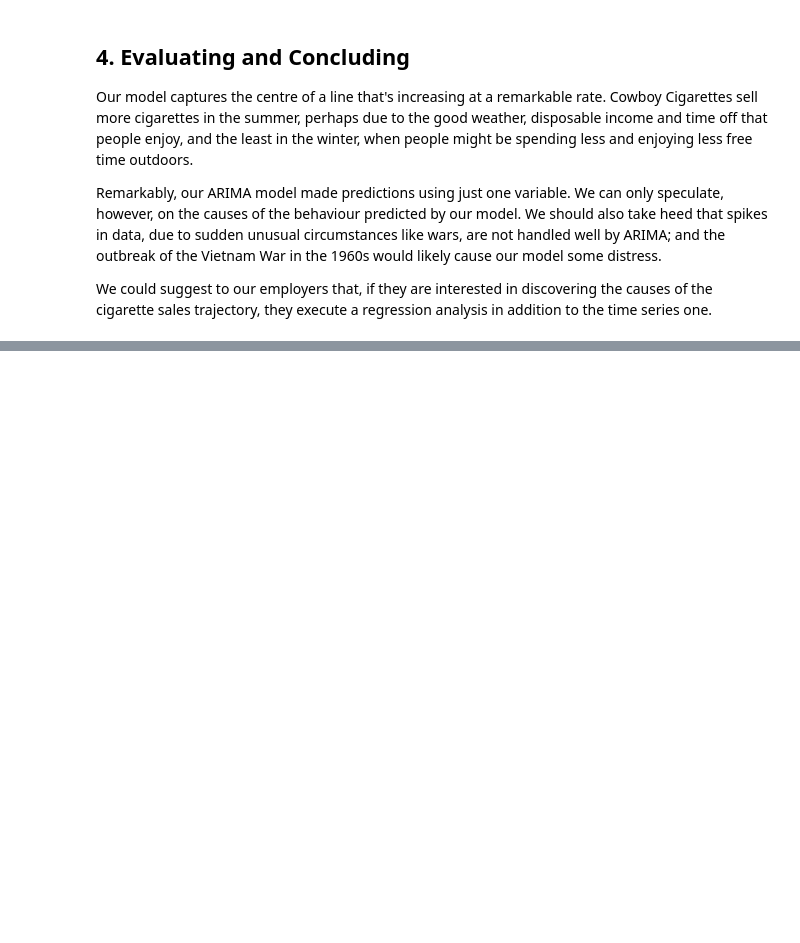
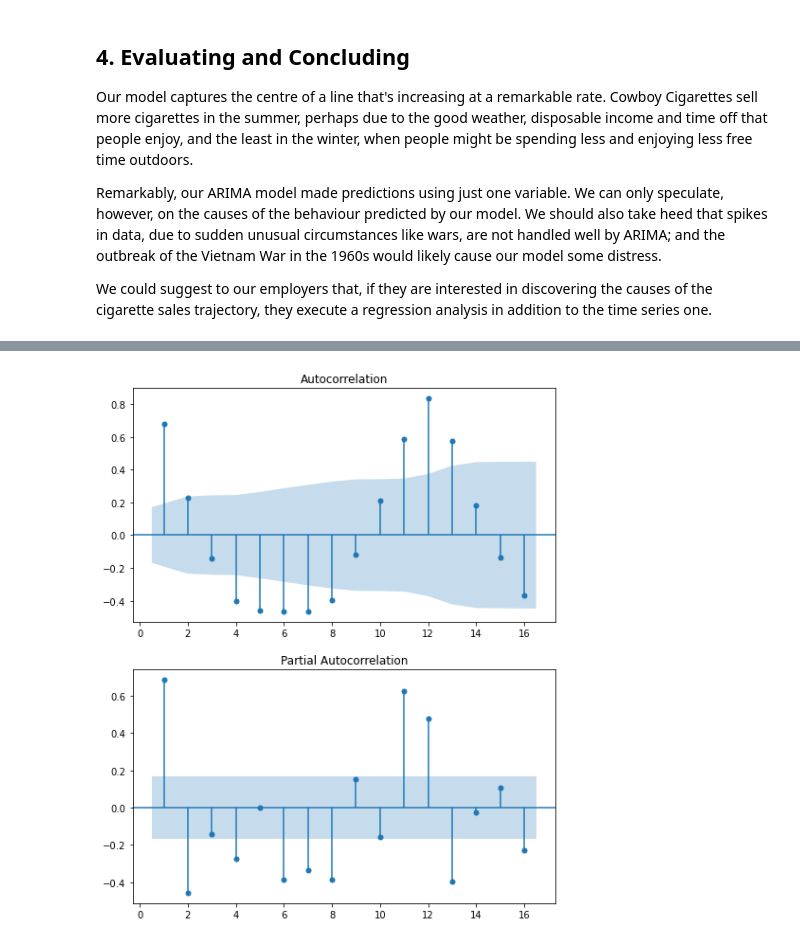
Before and after one commit to mendyhsu/Springboard, a Jupyter notebook: Unit21_1_Cowboys_Cigrettes_Case_Study/Cowboy Cigarettes Case Study - Tier 3.ipynb, the cells around one changed output, grey strips where cells are left out. Drawn from its saved outputs; the diff is of its cells as text; code cells hidden in the pictures; blank space fills up the shorter version.

```diff
--- a/Unit21_1_Cowboys_Cigrettes_Case_Study/Cowboy Cigarettes Case Study - Tier 3.ipynb
+++ b/Unit21_1_Cowboys_Cigrettes_Case_Study/Cowboy Cigarettes Case Study - Tier 3.ipynb
@@ -525,0 +603,5 @@ We could suggest to our employers that, if they are interested in discovering th
+# %%
+y = cigData['#CigSales'].resample('M').sum()
+log_y = np.log(y-1e6)
+
+_ = log_y.plot(grid=True, figsize=(10, 5))
@@ -525,0 +610,14 @@ We could suggest to our employers that, if they are interested in discovering th
+# %%
+# Find seasonal period (S)
+
+temp1 = (log_y-log_y.rolling(12).mean()).dropna()
+input_data = temp1
+
+fig, (ax1, ax2) = plt.subplots(2,1, figsize=(8,10))
+plot_acf(input_data, lags=16, zero=False, ax=ax1)
+plot_pacf(input_data, lags=16, zero=False, ax=ax2)
+plt.show()
+
+# Set S=12
+# %% [output]
+[figure, added]
```
Also changed, not shown: parts of 23 cells of this notebook, 1 other file.
